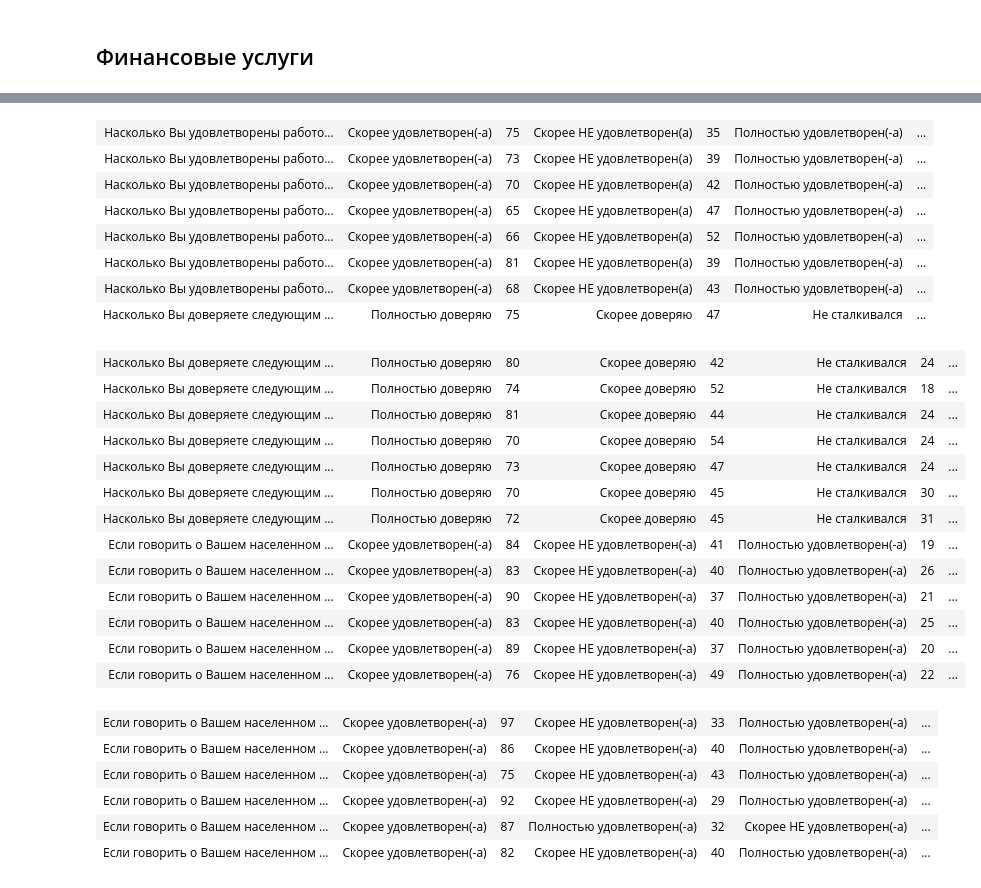
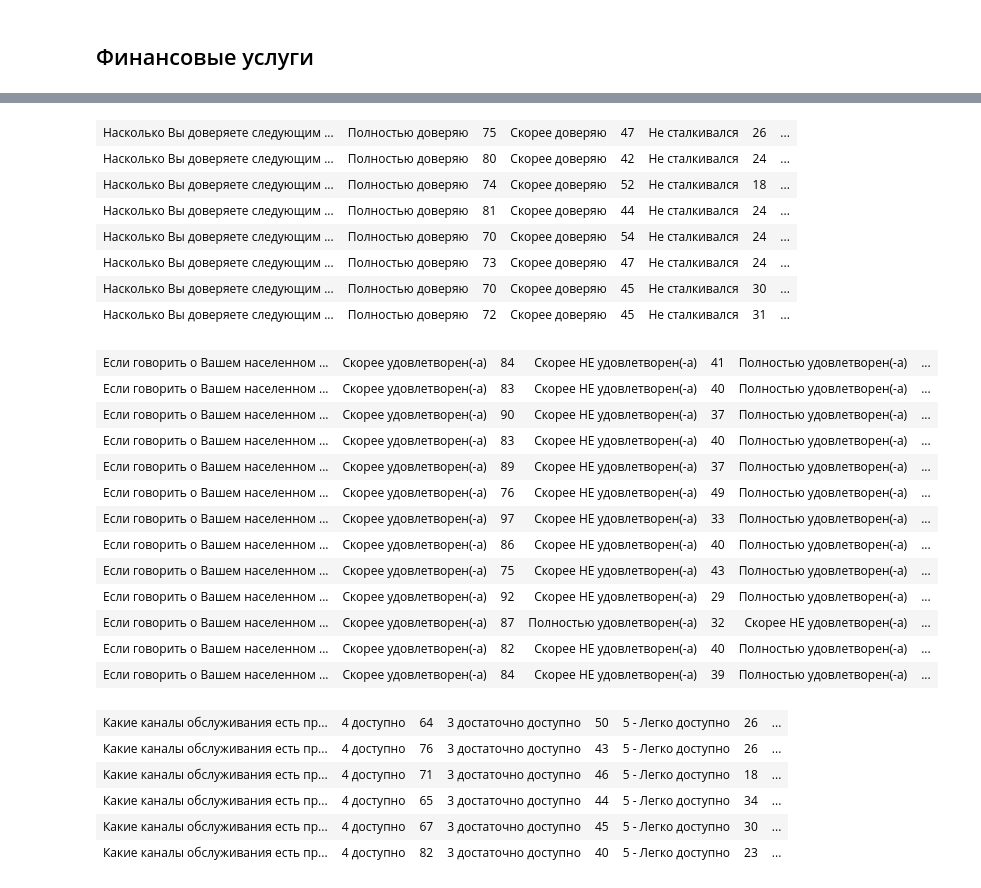
Before and after one commit to Segrey372017/CompetitiveReport, a Jupyter notebook: consumer_poll_2021.ipynb, the cells around one changed output, grey strips where cells are left out. Cells and saved outputs as stored; diff of their text form; code cells hidden in the pictures.

```diff
--- a/consumer_poll_2021.ipynb
+++ b/consumer_poll_2021.ipynb
@@ -614,7 +633,7 @@ make_hist(kin_data.iloc[:, 316])
 # %%
 # Пользовались ли Вы следующими типами дистанционного доступа к банковскому счету
-st4 = 317
-end4 = 320
+st4 = 324
+end4 = 327
 
 html_str = "<table> "
 for i in range(st4, end4+1):
@@ -635,7 +654,7 @@ display(HTML(html_str))
 # %%
 # Какими из перечисленных страховых продуктов (услуг) Вы пользовались за последние 12 месяцев?
-st4 = 322
-end4 = 324
+st4 = 329
+end4 = 331
 
 html_str = "<table> "
 for i in range(st4, end4+1):
@@ -655,7 +674,7 @@ display(HTML(html_str))
 # %%
 # Насколько Вы удовлетворены работой/сервисом следующих финансовых организаций при оформлении
-st4 = 326
-end4 = 333
+st4 = 333
+end4 = 340
 
 html_str = "<table> "
 for i in range(st4, end4+1):
@@ -680,7 +699,7 @@ display(HTML(html_str))
 # %%
 # Насколько Вы доверяете следующим финансовым организациям?
-st4 = 334
-end4 = 341
+st4 = 341
+end4 = 348
 
 html_str = "<table> "
 for i in range(st4, end4+1):
@@ -694,48 +713,48 @@ html_str +='</table>'
 display(HTML(html_str))
 #print(html_str)
 # %% [output]
-| Насколько Вы удовлетворены работо... | Скорее удовлетворен(-а) | 75 | Скорее НЕ удовлетворен(а) | 35 | Полностью удовлетворен(-а) | ... |
-| Насколько Вы удовлетворены работо... | Скорее удовлетворен(-а) | 73 | Скорее НЕ удовлетворен(а) | 39 | Полностью удовлетворен(-а) | ... |
-| Насколько Вы удовлетворены работо... | Скорее удовлетворен(-а) | 70 | Скорее НЕ удовлетворен(а) | 42 | Полностью удовлетворен(-а) | ... |
-| Насколько Вы удовлетворены работо... | Скорее удовлетворен(-а) | 65 | Скорее НЕ удовлетворен(а) | 47 | Полностью удовлетворен(-а) | ... |
-| Насколько Вы удовлетворены работо... | Скорее удовлетворен(-а) | 66 | Скорее НЕ удовлетворен(а) | 52 | Полностью удовлетворен(-а) | ... |
-| Насколько Вы удовлетворены работо... | Скорее удовлетворен(-а) | 81 | Скорее НЕ удовлетворен(а) | 39 | Полностью удовлетворен(-а) | ... |
-| Насколько Вы удовлетворены работо... | Скорее удовлетворен(-а) | 68 | Скорее НЕ удовлетворен(а) | 43 | Полностью удовлетворен(-а) | ... |
-| Насколько Вы доверяете следующим ... | Полностью доверяю | 75 | Скорее доверяю | 47 | Не сталкивался | ... |
+| Насколько Вы доверяете следующим ... | Полностью доверяю | 75 | Скорее доверяю | 47 | Не сталкивался | 26 | ... |
+| Насколько Вы доверяете следующим ... | Полностью доверяю | 80 | Скорее доверяю | 42 | Не сталкивался | 24 | ... |
+| Насколько Вы доверяете следующим ... | Полностью доверяю | 74 | Скорее доверяю | 52 | Не сталкивался | 18 | ... |
+| Насколько Вы доверяете следующим ... | Полностью доверяю | 81 | Скорее доверяю | 44 | Не сталкивался | 24 | ... |
+| Насколько Вы доверяете следующим ... | Полностью доверяю | 70 | Скорее доверяю | 54 | Не сталкивался | 24 | ... |
+| Насколько Вы доверяете следующим ... | Полностью доверяю | 73 | Скорее доверяю | 47 | Не сталкивался | 24 | ... |
+| Насколько Вы доверяете следующим ... | Полностью доверяю | 70 | Скорее доверяю | 45 | Не сталкивался | 30 | ... |
+| Насколько Вы доверяете следующим ... | Полностью доверяю | 72 | Скорее доверяю | 45 | Не сталкивался | 31 | ... |
 # %%
 #  Если говорить о Вашем населенном пункте, насколько Вы удовлетворены...?
-st4 = 342
-end4 = 354
+st4 = 349
+end4 = 361
 
 html_str = "<table> "
 for i in range(st4, end4+1):
     html_str += f"<tr> <td> {kin_data.columns[i]} </td>"
     ans = dict(Counter(kin_data.iloc[:, i]).most_common())
     for key in ans.keys():
         html_str += f"<td> {key} </td>  <td> {ans[key]} </td>"
     html_str += f"</tr>"
 
 html_str +='</table>'
 display(HTML(html_str))
 #print(html_str)
 # %% [output]
-| Насколько Вы доверяете следующим ... | Полностью доверяю | 80 | Скорее доверяю | 42 | Не сталкивался | 24 | ... |
-| Насколько Вы доверяете следующим ... | Полностью доверяю | 74 | Скорее доверяю | 52 | Не сталкивался | 18 | ... |
-| Насколько Вы доверяете следующим ... | Полностью доверяю | 81 | Скорее доверяю | 44 | Не сталкивался | 24 | ... |
-| Насколько Вы доверяете следующим ... | Полностью доверяю | 70 | Скорее доверяю | 54 | Не сталкивался | 24 | ... |
-| Насколько Вы доверяете следующим ... | Полностью доверяю | 73 | Скорее доверяю | 47 | Не сталкивался | 24 | ... |
-| Насколько Вы доверяете следующим ... | Полностью доверяю | 70 | Скорее доверяю | 45 | Не сталкивался | 30 | ... |
-| Насколько Вы доверяете следующим ... | Полностью доверяю | 72 | Скорее доверяю | 45 | Не сталкивался | 31 | ... |
-| Если говорить о Вашем населенном ... | Скорее удовлетворен(-а) | 84 | Скорее НЕ удовлетворен(-а) | 41 | Полностью удовлетворен(-а) | 19 | ... |
-| Если говорить о Вашем населенном ... | Скорее удовлетворен(-а) | 83 | Скорее НЕ удовлетворен(-а) | 40 | Полностью удовлетворен(-а) | 26 | ... |
-| Если говорить о Вашем населенном ... | Скорее удовлетворен(-а) | 90 | Скорее НЕ удовлетворен(-а) | 37 | Полностью удовлетворен(-а) | 21 | ... |
-| Если говорить о Вашем населенном ... | Скорее удовлетворен(-а) | 83 | Скорее НЕ удовлетворен(-а) | 40 | Полностью удовлетворен(-а) | 25 | ... |
-| Если говорить о Вашем населенном ... | Скорее удовлетворен(-а) | 89 | Скорее НЕ удовлетворен(-а) | 37 | Полностью удовлетворен(-а) | 20 | ... |
-| Если говорить о Вашем населенном ... | Скорее удовлетворен(-а) | 76 | Скорее НЕ удовлетворен(-а) | 49 | Полностью удовлетворен(-а) | 22 | ... |
+| Если говорить о Вашем населенном ... | Скорее удовлетворен(-а) | 84 | Скорее НЕ удовлетворен(-а) | 41 | Полностью удовлетворен(-а) | ... |
+| Если говорить о Вашем населенном ... | Скорее удовлетворен(-а) | 83 | Скорее НЕ удовлетворен(-а) | 40 | Полностью удовлетворен(-а) | ... |
+| Если говорить о Вашем населенном ... | Скорее удовлетворен(-а) | 90 | Скорее НЕ удовлетворен(-а) | 37 | Полностью удовлетворен(-а) | ... |
+| Если говорить о Вашем населенном ... | Скорее удовлетворен(-а) | 83 | Скорее НЕ удовлетворен(-а) | 40 | Полностью удовлетворен(-а) | ... |
+| Если говорить о Вашем населенном ... | Скорее удовлетворен(-а) | 89 | Скорее НЕ удовлетворен(-а) | 37 | Полностью удовлетворен(-а) | ... |
+| Если говорить о Вашем населенном ... | Скорее удовлетворен(-а) | 76 | Скорее НЕ удовлетворен(-а) | 49 | Полностью удовлетворен(-а) | ... |
+| Если говорить о Вашем населенном ... | Скорее удовлетворен(-а) | 97 | Скорее НЕ удовлетворен(-а) | 33 | Полностью удовлетворен(-а) | ... |
+| Если говорить о Вашем населенном ... | Скорее удовлетворен(-а) | 86 | Скорее НЕ удовлетворен(-а) | 40 | Полностью удовлетворен(-а) | ... |
+| Если говорить о Вашем населенном ... | Скорее удовлетворен(-а) | 75 | Скорее НЕ удовлетворен(-а) | 43 | Полностью удовлетворен(-а) | ... |
+| Если говорить о Вашем населенном ... | Скорее удовлетворен(-а) | 92 | Скорее НЕ удовлетворен(-а) | 29 | Полностью удовлетворен(-а) | ... |
+| Если говорить о Вашем населенном ... | Скорее удовлетворен(-а) | 87 | Полностью удовлетворен(-а) | 32 | Скорее НЕ удовлетворен(-а) | ... |
+| Если говорить о Вашем населенном ... | Скорее удовлетворен(-а) | 82 | Скорее НЕ удовлетворен(-а) | 40 | Полностью удовлетворен(-а) | ... |
+| Если говорить о Вашем населенном ... | Скорее удовлетворен(-а) | 84 | Скорее НЕ удовлетворен(-а) | 39 | Полностью удовлетворен(-а) | ... |
 # %%
 # Какие каналы обслуживания есть практически везде в Вашем населенном пункте, а каких не хватает?
-st4 = 355
-end4 = 360
+st4 = 362
+end4 = 367
 
 html_str = "<table> "
 for i in range(st4, end4+1):
@@ -749,11 +768,11 @@ html_str +='</table>'
 display(HTML(html_str))
 #print(html_str)
 # %% [output]
-| Если говорить о Вашем населенном ... | Скорее удовлетворен(-а) | 97 | Скорее НЕ удовлетворен(-а) | 33 | Полностью удовлетворен(-а) | ... |
-| Если говорить о Вашем населенном ... | Скорее удовлетворен(-а) | 86 | Скорее НЕ удовлетворен(-а) | 40 | Полностью удовлетворен(-а) | ... |
-| Если говорить о Вашем населенном ... | Скорее удовлетворен(-а) | 75 | Скорее НЕ удовлетворен(-а) | 43 | Полностью удовлетворен(-а) | ... |
-| Если говорить о Вашем населенном ... | Скорее удовлетворен(-а) | 92 | Скорее НЕ удовлетворен(-а) | 29 | Полностью удовлетворен(-а) | ... |
-| Если говорить о Вашем населенном ... | Скорее удовлетворен(-а) | 87 | Полностью удовлетворен(-а) | 32 | Скорее НЕ удовлетворен(-а) | ... |
-| Если говорить о Вашем населенном ... | Скорее удовлетворен(-а) | 82 | Скорее НЕ удовлетворен(-а) | 40 | Полностью удовлетворен(-а) | ... |
+| Какие каналы обслуживания есть пр... | 4 доступно | 64 | 3 достаточно доступно | 50 | 5 - Легко доступно | 26 | ... |
+| Какие каналы обслуживания есть пр... | 4 доступно | 76 | 3 достаточно доступно | 43 | 5 - Легко доступно | 26 | ... |
+| Какие каналы обслуживания есть пр... | 4 доступно | 71 | 3 достаточно доступно | 46 | 5 - Легко доступно | 18 | ... |
+| Какие каналы обслуживания есть пр... | 4 доступно | 65 | 3 достаточно доступно | 44 | 5 - Легко доступно | 34 | ... |
+| Какие каналы обслуживания есть пр... | 4 доступно | 67 | 3 достаточно доступно | 45 | 5 - Легко доступно | 30 | ... |
+| Какие каналы обслуживания есть пр... | 4 доступно | 82 | 3 достаточно доступно | 40 | 5 - Легко доступно | 23 | ... |
 # %%
 # Какими каналами Вы можете воспользоваться быстро, не тратя много времени на доступ к ним или на ожидание,
```
Also changed, not shown: parts of 50 cells of this notebook.
